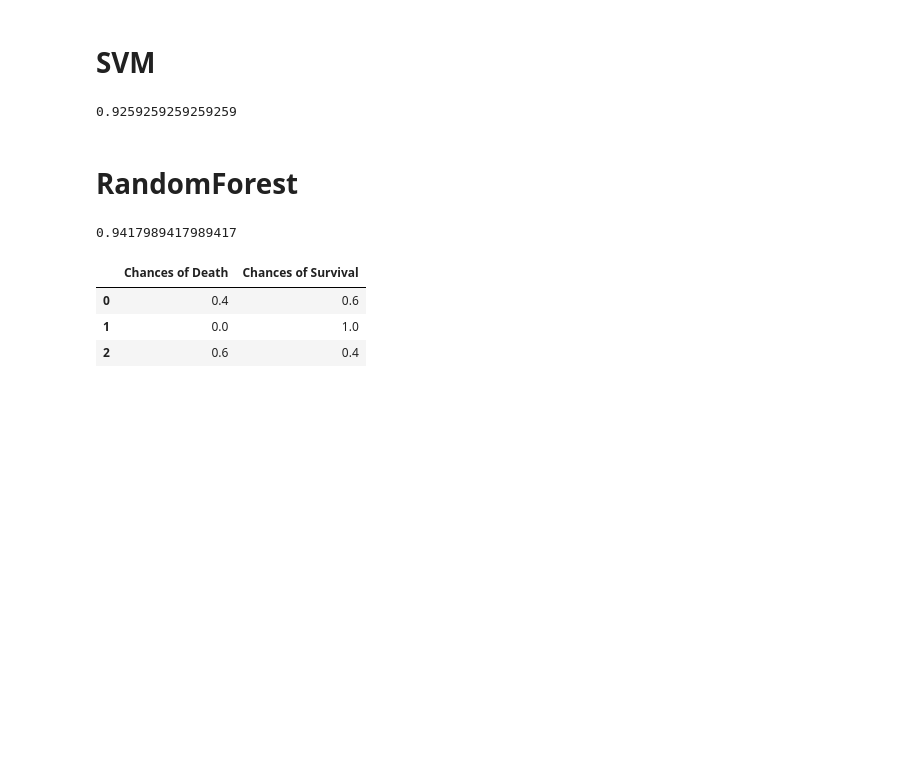
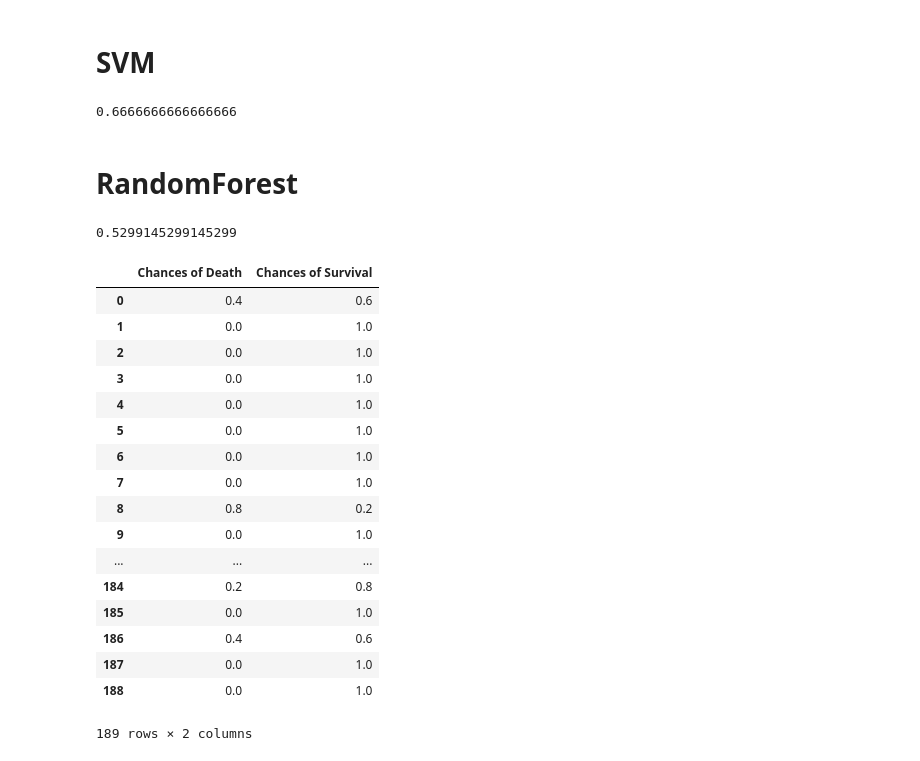
Before and after one commit to joshihimanshu21/LabelNoise, a Jupyter notebook: Handling Mislabeled Data.ipynb, the cells around one changed output. Saved outputs shown, nothing was run; the diff lists cells and outputs as text; code cells hidden in the pictures; blank space fills up the shorter version.

```diff
--- a/Handling Mislabeled Data.ipynb
+++ b/Handling Mislabeled Data.ipynb
@@ -13,7 +13,7 @@ from sklearn.model_selection import train_test_split
 from collections import defaultdict
 from sklearn.svm import SVC
 # %%
-data = pd.read_csv("/home/shinigami/Downloads/haberman.data",header=None)
+data = pd.read_csv("haberman.data",header=None)
 data_df = pd.DataFrame(data)
 data_df.dropna(inplace=True)
 # %%
@@ -117,36 +125,50 @@ dt.score(x_train,y_train)
 # %% [markdown]
 # SVM
 # %%
-svm = SVC()
+svm = SVC(gamma=.00001)
 svm.fit(x_train,y_train)
 predict = svm.predict(x_train)
 for i in range(train_size):
     predicted[i].append(predict[i])
 # %%
-svm.score(x_train,y_train)
+svm.score(x_test,y_test)
 # %% [output]
-0.9259259259259259
+0.6666666666666666
 # %% [markdown]
 # RandomForest
 # %%
-rf = RandomForestClassifier()
+rf = RandomForestClassifier(n_estimators=200)
 rf.fit(x_train,y_train)
 predict = rf.predict(x_train)
 for i in range(train_size):
     predicted[i].append(predict[i])
 # %%
-rf.score(x_train,y_train)
+rf.score(x_test,y_test)
 # %% [output]
-0.9417989417989417
+0.5299145299145299
 # %%
 predicted_df = pd.DataFrame(predicted)
 soft_label = pd.DataFrame([pd.Series([(predicted_df.shape[0] - predicted_df[i].sum())/predicted_df.shape[0], predicted_df[i].sum()/predicted_df.shape[0]])  for i in range(predicted_df.shape[1])])
 # print(soft_label)
 final_label = [1 if predicted_df[i].sum()>3  else 0 if predicted_df[i].sum()<2 else -1 for i in range(predicted_df.shape[1])]
 soft_label.columns = ['Chances of Death','Chances of Survival']
-# soft_label.head(3)
+soft_label
 # %% [output]
 |  | Chances of Death | Chances of Survival |
 | 0 | 0.4 | 0.6 |
 | 1 | 0.0 | 1.0 |
-| 2 | 0.6 | 0.4 |
+| 2 | 0.0 | 1.0 |
+| 3 | 0.0 | 1.0 |
+| 4 | 0.0 | 1.0 |
+| 5 | 0.0 | 1.0 |
+| 6 | 0.0 | 1.0 |
+| 7 | 0.0 | 1.0 |
+| 8 | 0.8 | 0.2 |
+| 9 | 0.0 | 1.0 |
+| ... | ... | ... |
+| 184 | 0.2 | 0.8 |
+| 185 | 0.0 | 1.0 |
+| 186 | 0.4 | 0.6 |
+| 187 | 0.0 | 1.0 |
+| 188 | 0.0 | 1.0 |
+189 rows × 2 columns
```
Also changed, not shown: parts of 7 cells of this notebook, 3 other files.
